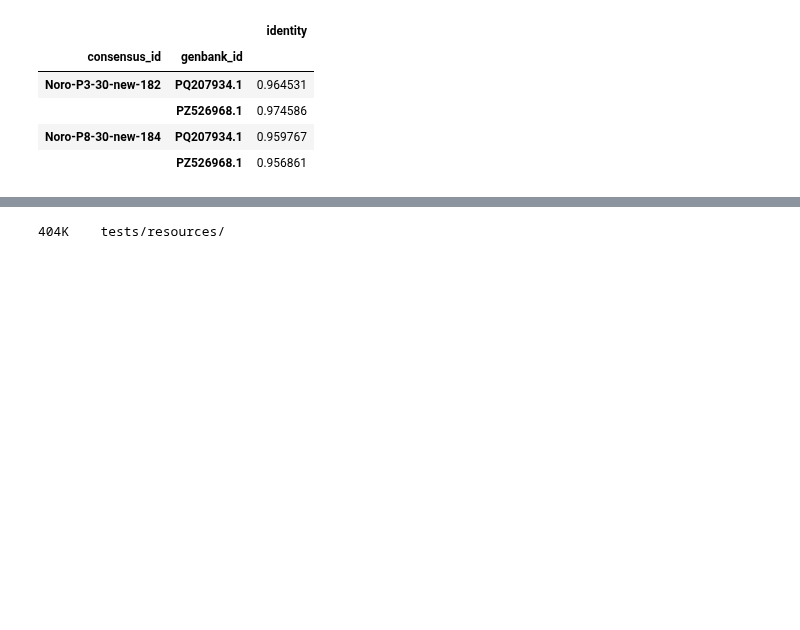
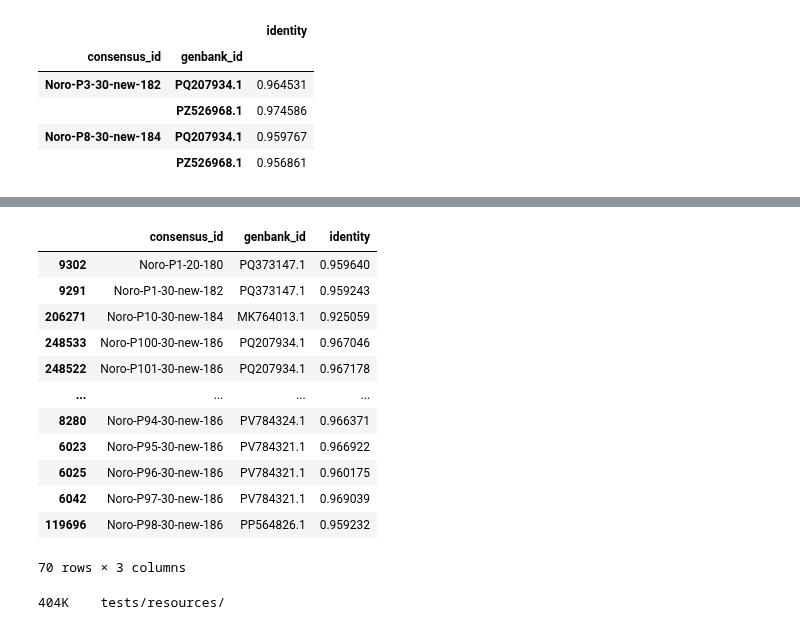
Before and after one commit to the-foxlab/NoroTracer, a Jupyter notebook: check_gb2seq.ipynb, the cells around one changed output, grey strips where cells are left out. Drawn from its saved outputs; the diff is of its cells as text; code cells hidden in the pictures; blank space fills up the shorter version.

```diff
--- a/check_gb2seq.ipynb
+++ b/check_gb2seq.ipynb
@@ -56,3 +72,20 @@ df_sim.set_index(['consensus_id','genbank_id']).loc[list(product(fasta_id_list,
+# %%
+df_sim.sort_values(["consensus_id", "identity"], ascending=[True, False]) \
+		.drop_duplicates("consensus_id")
+# %% [output]
+|  | consensus_id | genbank_id | identity |
+| 9302 | Noro-P1-20-180 | PQ373147.1 | 0.959640 |
+| 9291 | Noro-P1-30-new-182 | PQ373147.1 | 0.959243 |
+| 206271 | Noro-P10-30-new-184 | MK764013.1 | 0.925059 |
+| 248533 | Noro-P100-30-new-186 | PQ207934.1 | 0.967046 |
+| 248522 | Noro-P101-30-new-186 | PQ207934.1 | 0.967178 |
+| ... | ... | ... | ... |
+| 8280 | Noro-P94-30-new-186 | PV784324.1 | 0.966371 |
+| 6023 | Noro-P95-30-new-186 | PV784321.1 | 0.966922 |
+| 6025 | Noro-P96-30-new-186 | PV784321.1 | 0.960175 |
+| 6042 | Noro-P97-30-new-186 | PV784321.1 | 0.969039 |
+| 119696 | Noro-P98-30-new-186 | PP564826.1 | 0.959232 |
+70 rows × 3 columns
 # %%
 df_sim.set_index('consensus_id').loc[l].reset_index().to_csv('tests/resources/similarities.csv', index=False)
 # %%
```
Also changed, not shown: parts of 1 cell of this notebook, 4 other files.
